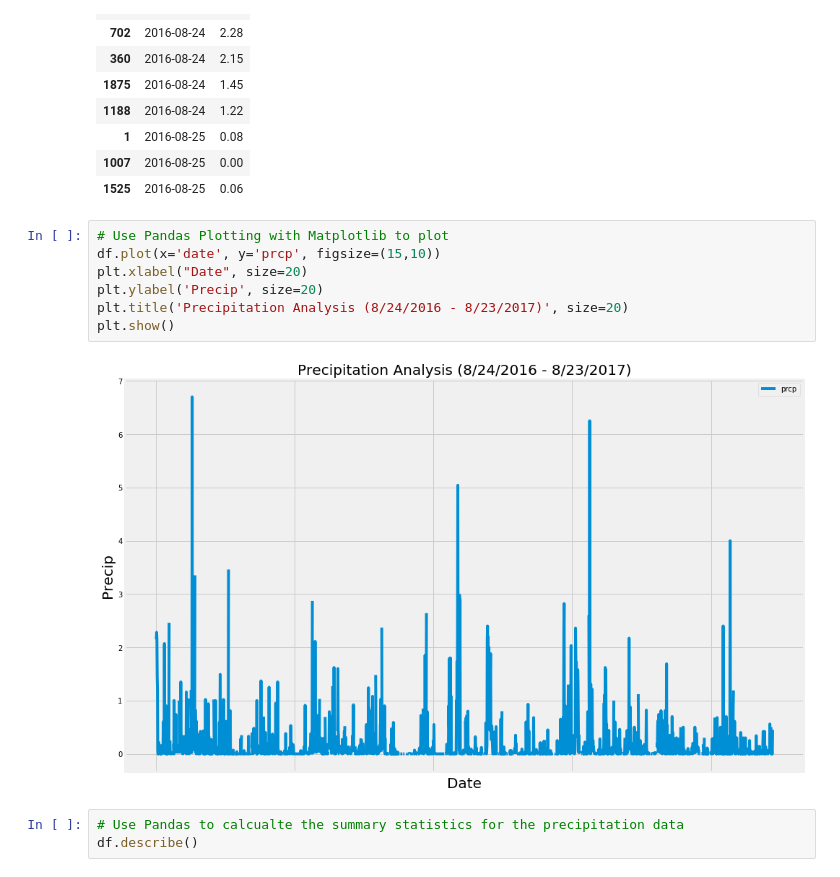
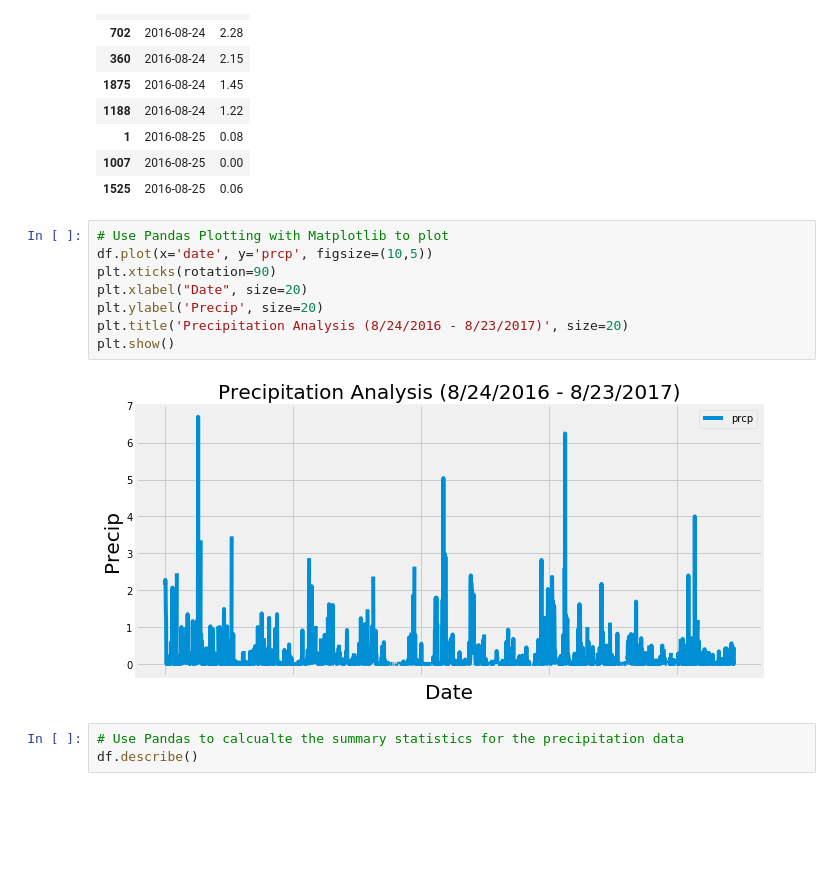
Before and after one commit to TCH2300/sqlalchemy-challenge, a Jupyter notebook: climate_starter.ipynb, the cells around one changed output. Drawn from its saved outputs; the diff is of its cells as text; blank space fills up the shorter version.

```diff
--- a/climate_starter.ipynb
+++ b/climate_starter.ipynb
@@ -96,13 +96,14 @@ df.head(10)
 | 1525 | 2016-08-25 | 0.06 |
 # %%
 # Use Pandas Plotting with Matplotlib to plot
-df.plot(x='date', y='prcp', figsize=(15,10))
+df.plot(x='date', y='prcp', figsize=(10,5))
+plt.xticks(rotation=90)
 plt.xlabel("Date", size=20)
 plt.ylabel('Precip', size=20)
 plt.title('Precipitation Analysis (8/24/2016 - 8/23/2017)', size=20)
 plt.show()
 # %% [output]
-[figure, old version]
+[figure, new version]
 # %%
 # Use Pandas to calcualte the summary statistics for the precipitation data
 df.describe()
```
Also changed, not shown: parts of 3 cells of this notebook, 3 other files.
